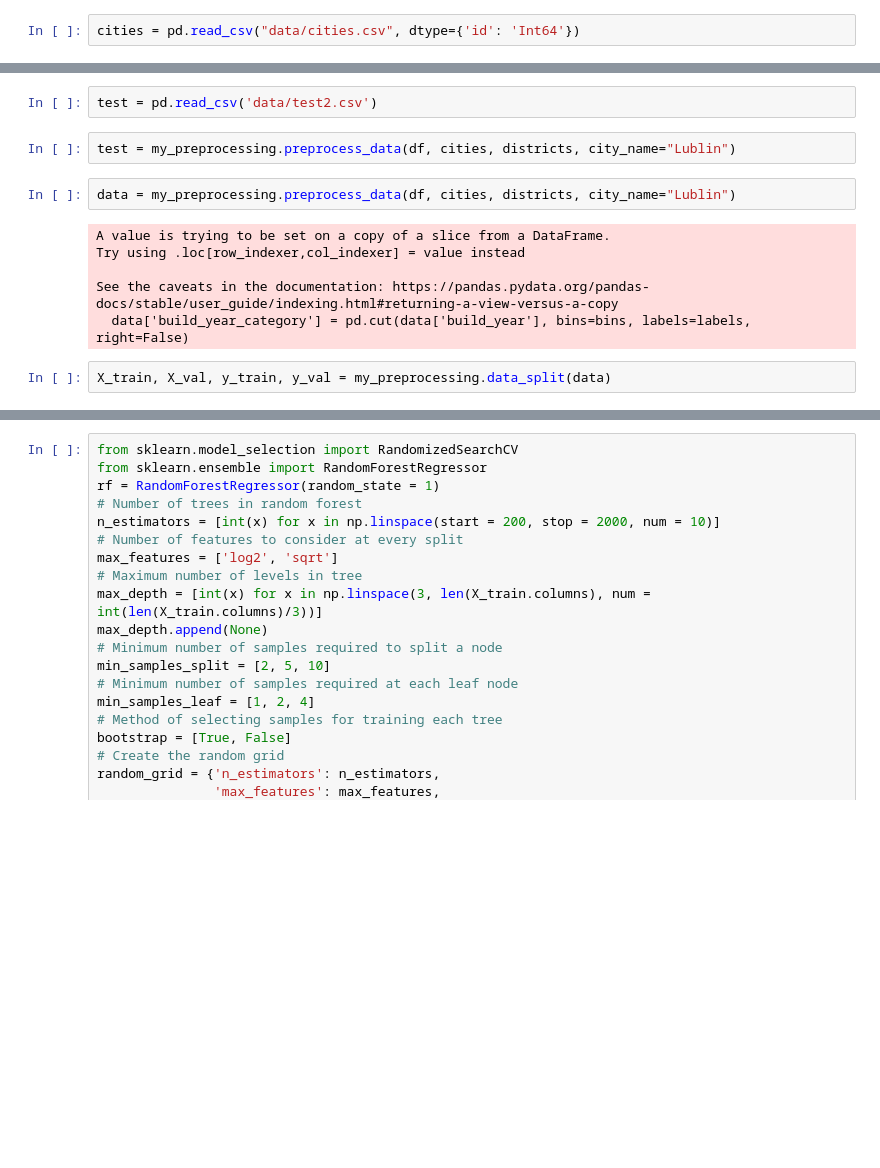
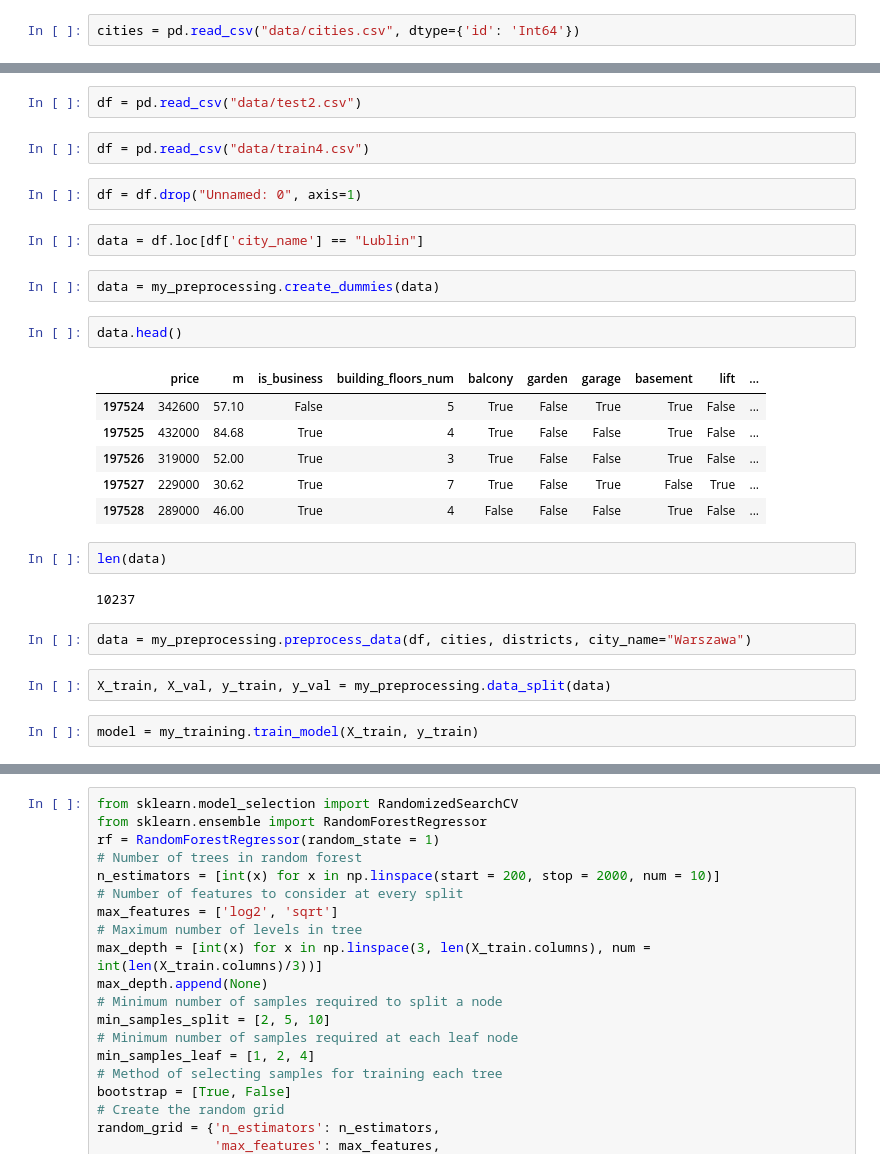
Before and after one commit to pawelwozniak14/OLX, a Jupyter notebook: main_notebook.ipynb, the cells around one changed output, grey strips where cells are left out. Cells and saved outputs as stored; diff of their text form; blank space fills up the shorter version.

Commit message:
further fastAPI + my_preprocessing + my_training development

```diff
--- a/main_notebook.ipynb
+++ b/main_notebook.ipynb
@@ -13,14 +24,29 @@ cities = pd.read_csv("data/cities.csv", dtype={'id': 'Int64'})
 # %%
-test = pd.read_csv('data/test2.csv')
+df = pd.read_csv("data/test2.csv")
+# %%
+df = pd.read_csv("data/train4.csv")
+# %%
+df = df.drop("Unnamed: 0", axis=1)
+# %%
+data = df.loc[df['city_name'] == "Lublin"]
+# %%
+data = my_preprocessing.create_dummies(data)
+# %%
+data.head()
+# %% [output]
+|  | price | m | is_business | building_floors_num | balcony | garden | garage | basement | lift | ... |
+| 197524 | 342600 | 57.10 | False | 5 | True | False | True | True | False | ... |
+| 197525 | 432000 | 84.68 | True | 4 | True | False | False | True | False | ... |
+| 197526 | 319000 | 52.00 | True | 3 | True | False | False | True | False | ... |
+| 197527 | 229000 | 30.62 | True | 7 | True | False | True | False | True | ... |
+| 197528 | 289000 | 46.00 | True | 4 | False | False | False | True | False | ... |
+# %%
+len(data)
+# %% [output]
+10237
 # %%
-test = my_preprocessing.preprocess_data(df, cities, districts, city_name="Lublin")
+data = my_preprocessing.preprocess_data(df, cities, districts, city_name="Warszawa")
-# %%
-data = my_preprocessing.preprocess_data(df, cities, districts, city_name="Lublin")
-# %% [output]
-A value is trying to be set on a copy of a slice from a DataFrame.
-Try using .loc[row_indexer,col_indexer] = value instead
-
-See the caveats in the documentation: https://pandas.pydata.org/pandas-docs/stable/user_guide/indexing.html#returning-a-view-versus-a-copy
-  data['build_year_category'] = pd.cut(data['build_year'], bins=bins, labels=labels, right=False)
 # %%
 X_train, X_val, y_train, y_val = my_preprocessing.data_split(data)
+# %%
+model = my_training.train_model(X_train, y_train)
```
Also changed, not shown: parts of 23 cells of this notebook, 16 other files.
